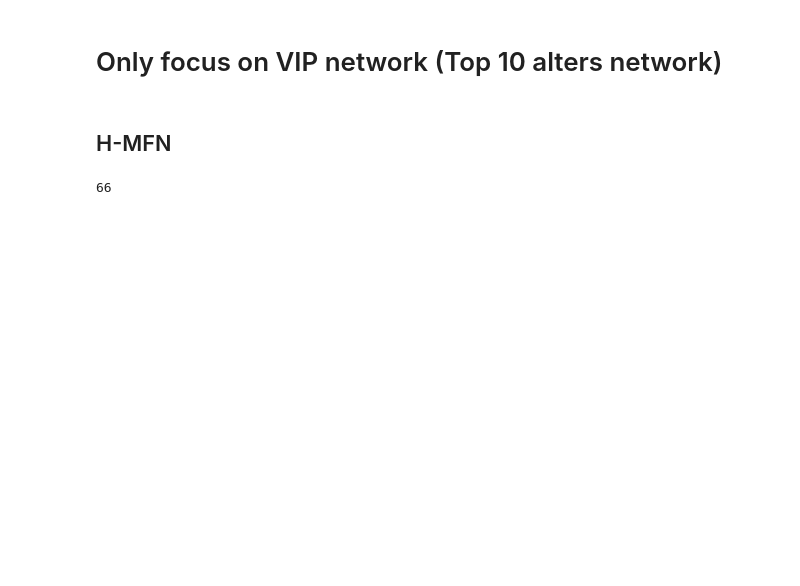
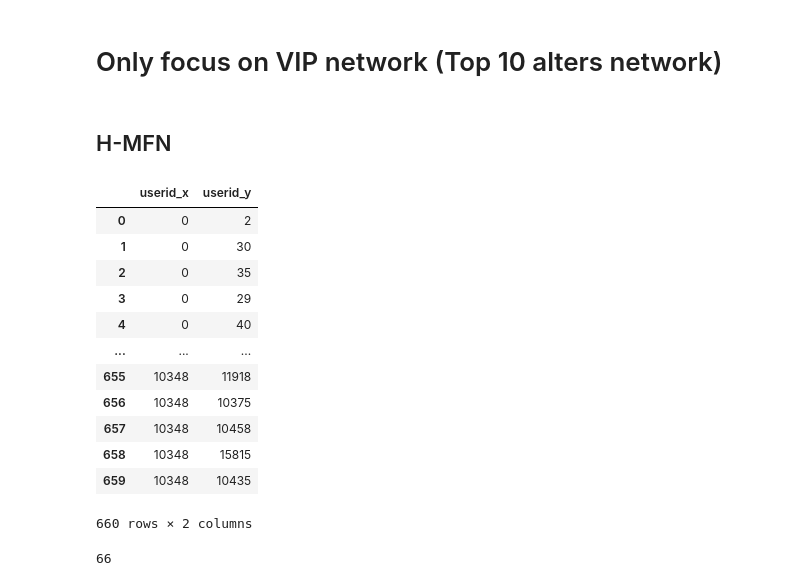
Before and after one commit to Magica-Chen/social-predictability, a Jupyter notebook: BK-CV.ipynb, the cells around one changed output. Drawn from its saved outputs; the diff is of its cells as text; code cells hidden in the pictures; blank space fills up the shorter version.

```diff
--- a/BK-CV.ipynb
+++ b/BK-CV.ipynb
@@ -13,8 +13,7 @@ import pickle
 checkin_path = 'data/brightkite_checkins.csv'
 placeid_path = 'temp_data/bk-150/brightkite_placeidT_150.pickle'
 friendship_path = 'data/brightkite_friends.csv'
-shared_user ='temp_data/bk-150/bk-150-whole/bk_top10_ego.txt'
-VIP_network_path = 'final/bk-150/bk_VIP.csv'
+VIP_network_path = 'final/bk-150/bk_VIP_MeetupNp.csv'
 # %%
 VIP_network = pd.read_csv(VIP_network_path)
 # %%
@@ -31,7 +24,25 @@ VIP_All_MFN = VIP_network[VIP_network['category'] == 'All-MFN'][['userid', 'user
+# %%
+VIP_H_MFN = VIP_network[VIP_network['category'] == 'CB-1H-MFN'][['userid', 'userid_y']]
 # %% [markdown]
 ## H-MFN
 # %%
 VIP_H_MFN.columns = ['userid_x', 'userid_y']
 VIP_H_MFN['userid_x'] = VIP_H_MFN['userid_x'].astype(int)
 VIP_H_MFN['userid_y'] = VIP_H_MFN['userid_y'].astype(int)
+# %%
+VIP_H_MFN
+# %% [output]
+|  | userid_x | userid_y |
+| 0 | 0 | 2 |
+| 1 | 0 | 30 |
+| 2 | 0 | 35 |
+| 3 | 0 | 29 |
+| 4 | 0 | 40 |
+| ... | ... | ... |
+| 655 | 10348 | 11918 |
+| 656 | 10348 | 10375 |
+| 657 | 10348 | 10458 |
+| 658 | 10348 | 15815 |
+| 659 | 10348 | 10435 |
+660 rows × 2 columns
 # %%
```
Also changed, not shown: parts of 4 cells of this notebook, 9 other files.
